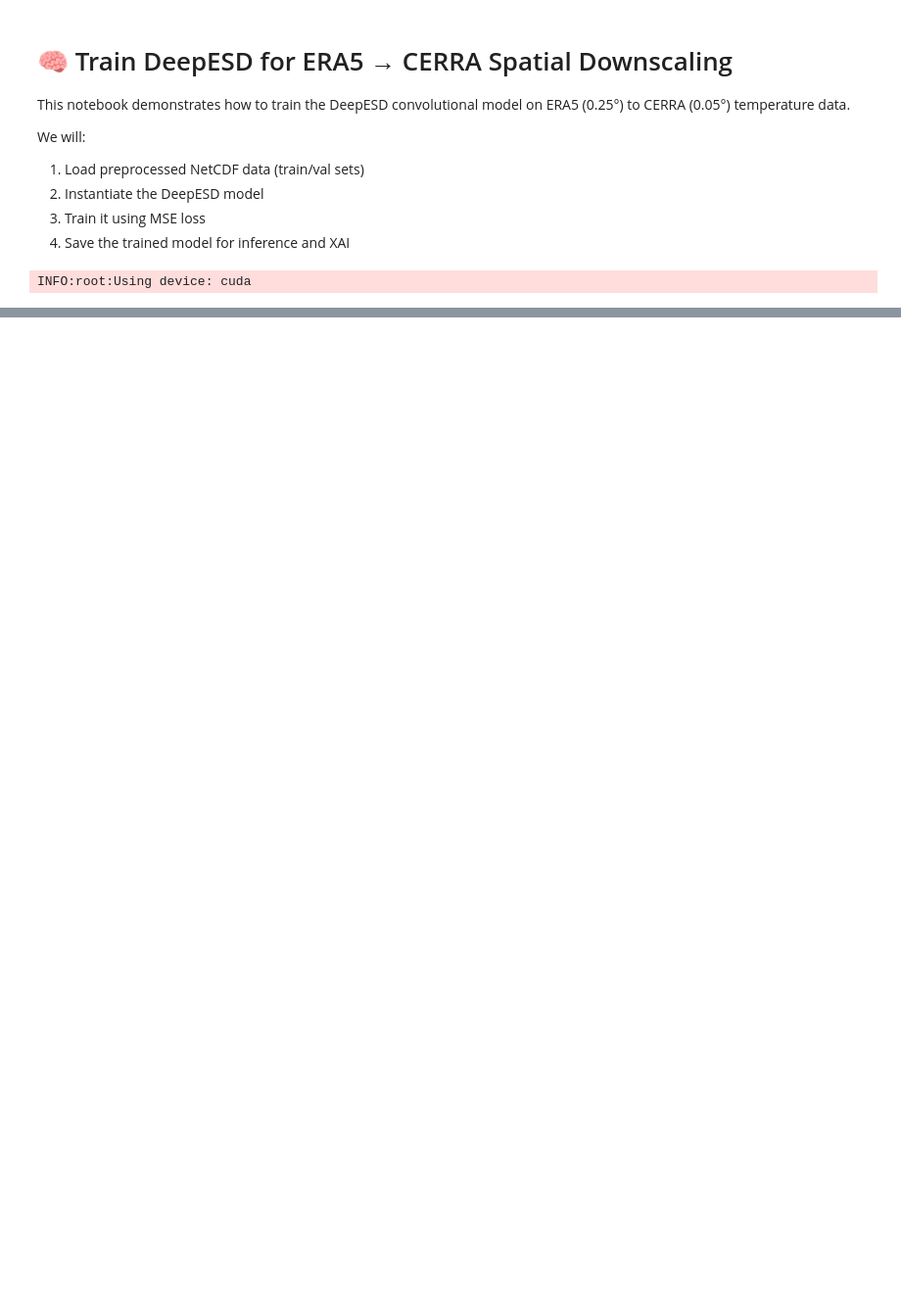
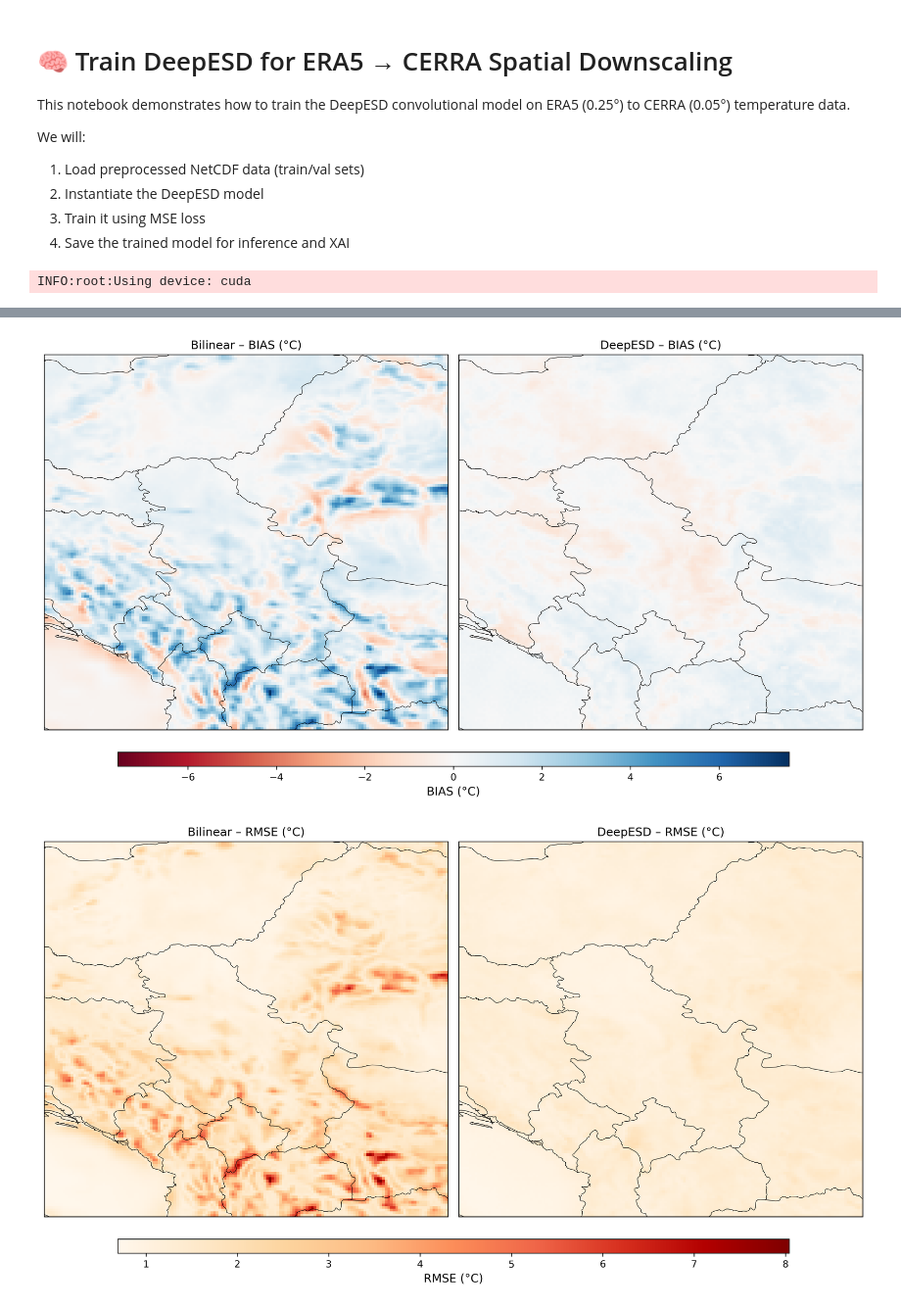
Before and after one commit to aperezvelasco/clear-climate-ws4, a Jupyter notebook: notebooks/train_model.ipynb, the cells around one changed output, grey strips where cells are left out. Shown at 98% size. Cells and saved outputs as stored; diff of their text form; code cells hidden in the pictures; blank space fills up the shorter version.

```diff
--- a/notebooks/train_model.ipynb
+++ b/notebooks/train_model.ipynb
@@ -332,0 +485,8 @@ INFO:root:📈 Metrics saved to ../models/metrics.csv
+# %%
+# Display them inline
+display(Image(f"{metrics_dir}/bias_comparison.png"))
+display(Image(f"{metrics_dir}/rmse_comparison.png"))
+display(Image(f"{metrics_dir}/rmse_std_comparison.png"))
+# %% [output]
+[figure, added]
+[figure, added]
```
Also changed, not shown: parts of 5 cells of this notebook, 5 other files.
